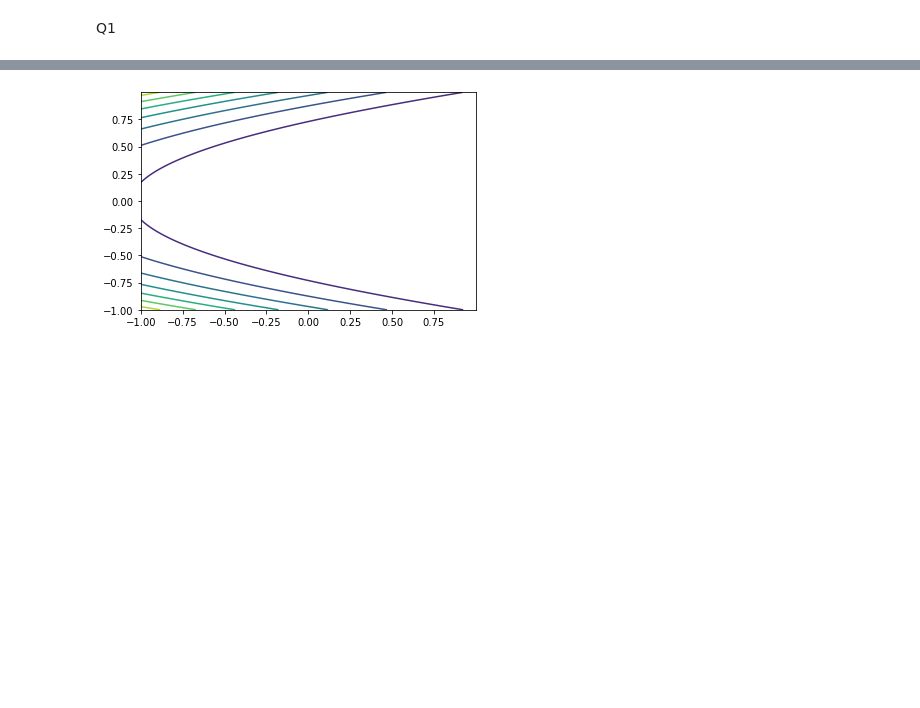
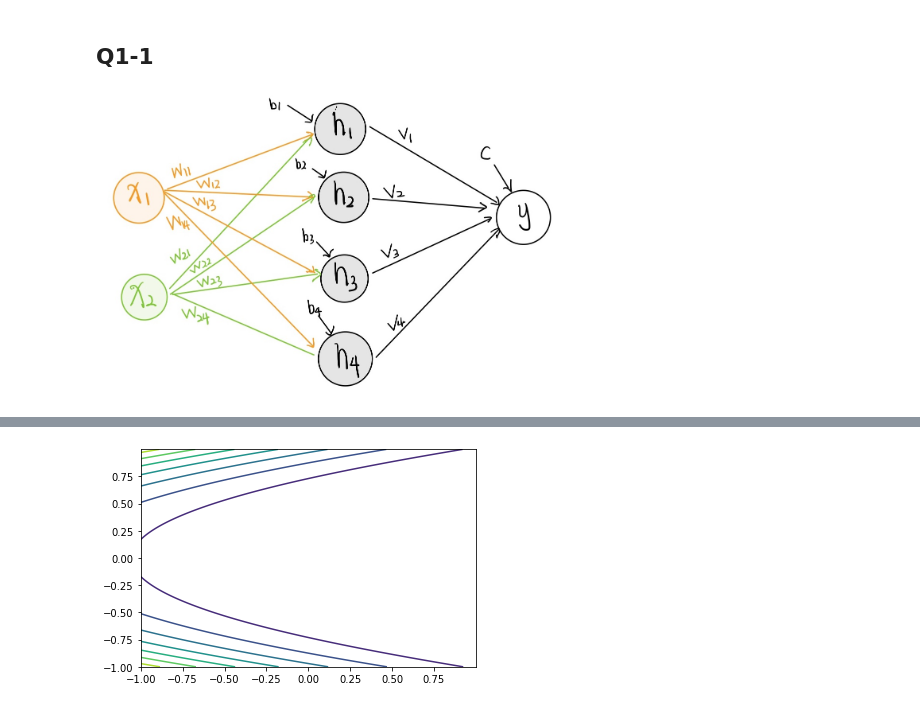
Before and after one commit to ziheyang/2020Fall, a Jupyter notebook: ANLY590-Neural Nets/hw2/hw2.ipynb, the cells around one changed output, grey strips where cells are left out. Saved outputs shown, nothing was run; the diff lists cells and outputs as text; code cells hidden in the pictures; blank space fills up the shorter version.

```diff
--- a/ANLY590-Neural Nets/hw2/hw2.ipynb
+++ b/ANLY590-Neural Nets/hw2/hw2.ipynb
@@ -5,2 +6,6 @@ import matplotlib.pyplot as plt
-# %% [markdown]
-Q1
+# %% [markdown]
+## Q1-1
+# %%
+Image("1-1.jpg", width=500, height=500)
+# %% [output]
+[figure, added]
```
Also changed, not shown: parts of 28 cells of this notebook, 3 other files.
